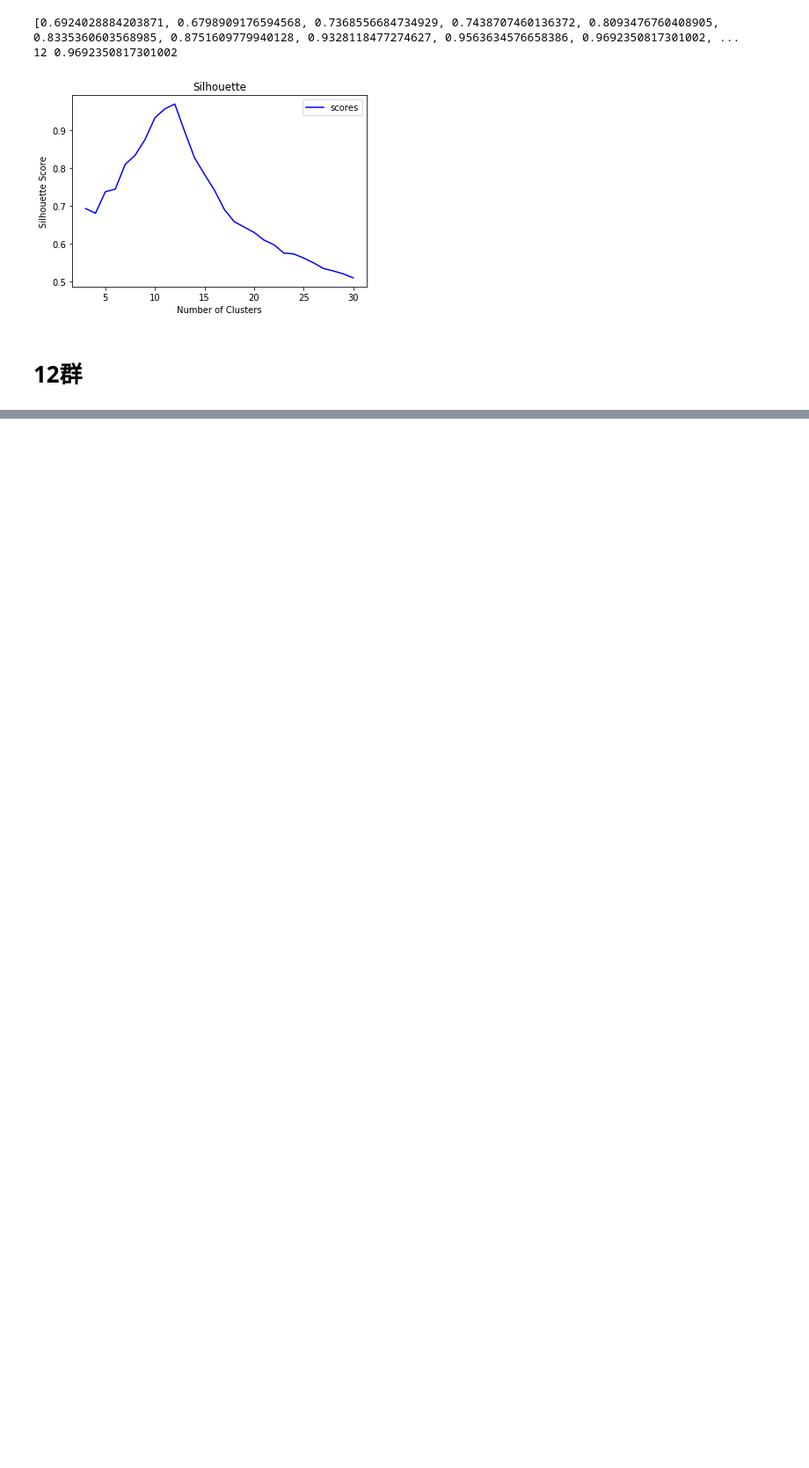
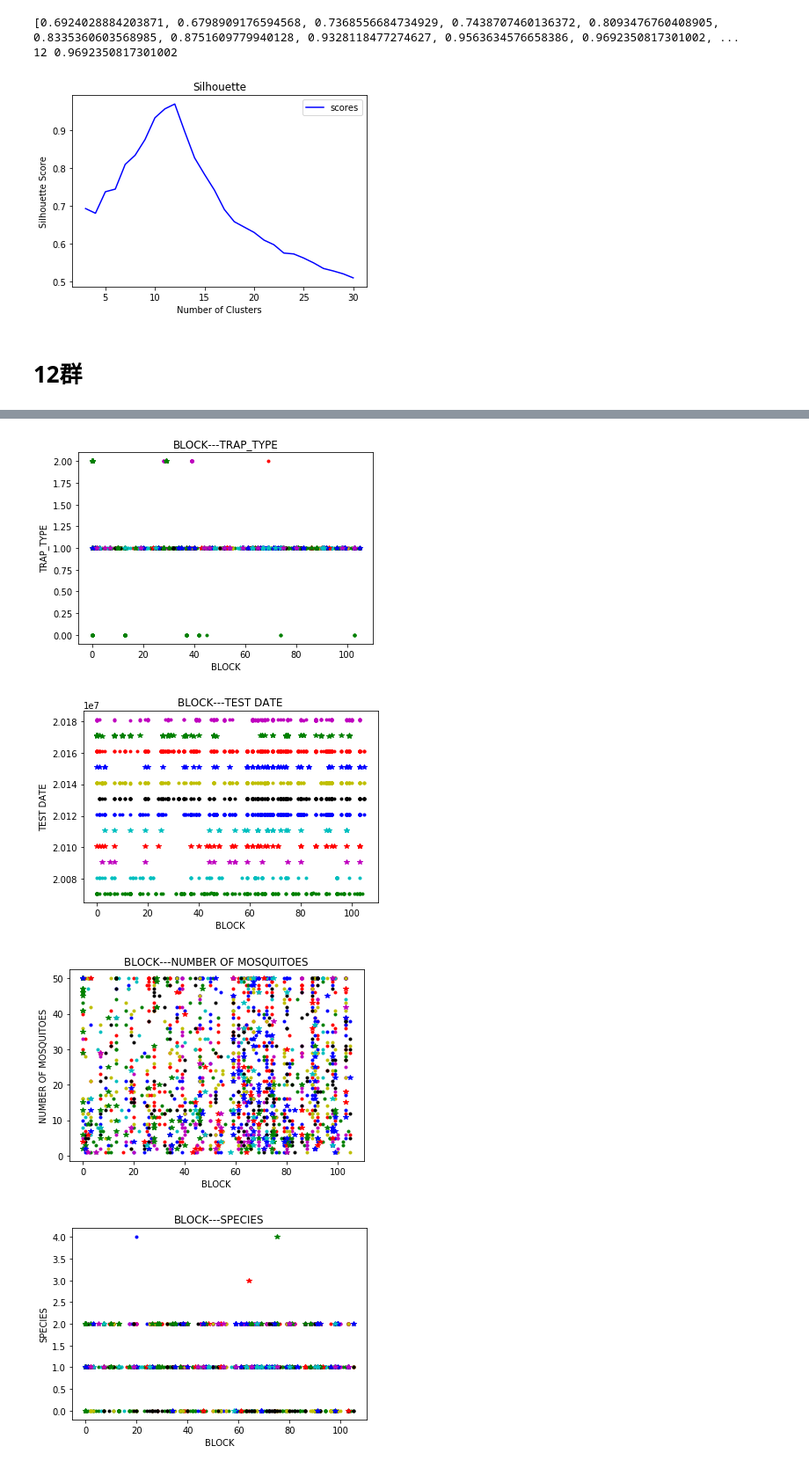
Before and after one commit to arrowill74/DM_HW3, a Jupyter notebook: AGNES.ipynb, the cells around one changed output, grey strips where cells are left out. Shown at 88% size. Cells and saved outputs as stored; diff of their text form; code cells hidden in the pictures; blank space fills up the shorter version.

Commit message:
scatter graph

```diff
--- a/AGNES.ipynb
+++ b/AGNES.ipynb
@@ -170,13 +167,3 @@ AgglomerativeClustering(affinity='euclidean', compute_full_tree='auto',
 10     30
 11     15
 dtype: int64
-# %%
-for col in cols:
-    for c in range(idx):
-        print('Cluster '+str(c))
-        plt.figure()
-        c_df = pd.DataFrame(data[result.labels_ == c], columns=cols)
-        pos_mos = c_df[col].value_counts().sort_index().plot.bar()
-        pos_mos.set_ylabel('Amount')
-        pos_mos.set_xlabel(col)
-        plt.show()
@@ -196,0 +186,10 @@ Cluster 5
+# %%
+cols = list(df.columns.values)
+print(len(cols))
+print(cols)
+col_pairs = []
+for i in range(len(cols)):
+    for j in range(i+1, len(cols)):
+        col_pairs.append([cols[i], cols[j]])
+print(len(col_pairs))
+# print(col_pairs)
@@ -196,0 +200,16 @@ Cluster 5
+# %%
+colors = ['r.', 'g.', 'b.', 'c.', 'm.', 'y.', 'k.', 'r*', 'g*', 'b*', 'c*', 'm*', 'y*', 'k*']
+for i in range(len(cols)):
+    for j in range(i+1, len(cols)):
+        plt.figure()
+        for c in range(idx):
+            plt.plot(data[result.labels_ == c][:, i], data[result.labels_ == c][:, j], colors[c])
+        plt.xlabel(cols[i])
+        plt.ylabel(cols[j])
+        plt.title(cols[i]+'---'+cols[j])
+        plt.show()
+# %% [output]
+[figure, added]
+[figure, added]
+[figure, added]
+[figure, added]
```
Also changed, not shown: parts of 6 cells of this notebook.
